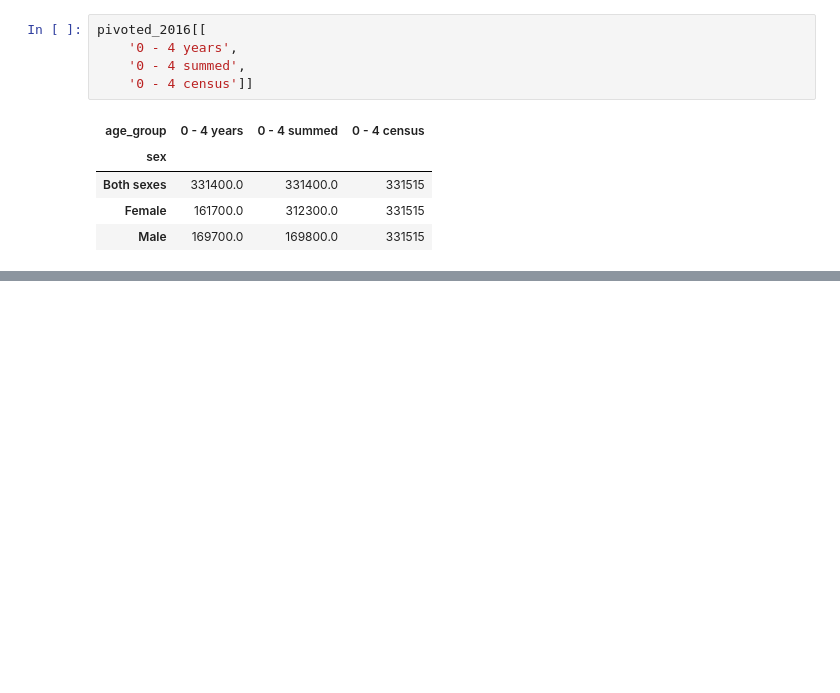
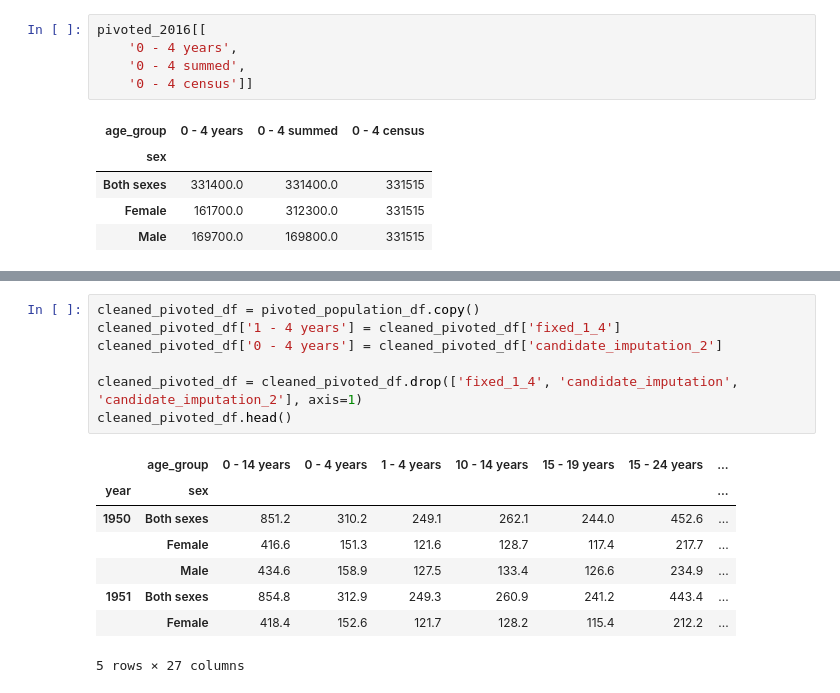
Before and after one commit to step-hen-burke/ca1, a Jupyter notebook: 00_initial_exploration.ipynb, the cells around one changed output, grey strips where cells are left out. Drawn from its saved outputs; the diff is of its cells as text; blank space fills up the shorter version.

```diff
--- a/00_initial_exploration.ipynb
+++ b/00_initial_exploration.ipynb
@@ -217,0 +262,16 @@ We can see that the Both Sexes figures for both the 0-4 years and our 0-4 summed
+# %%
+cleaned_pivoted_df = pivoted_population_df.copy()
+cleaned_pivoted_df['1 - 4 years'] = cleaned_pivoted_df['fixed_1_4']
+cleaned_pivoted_df['0 - 4 years'] = cleaned_pivoted_df['candidate_imputation_2']
+
+cleaned_pivoted_df = cleaned_pivoted_df.drop(['fixed_1_4', 'candidate_imputation', 'candidate_imputation_2'], axis=1)
+cleaned_pivoted_df.head()
+# %% [output]
+|  | age_group | 0 - 14 years | 0 - 4 years | 1 - 4 years | 10 - 14 years | 15 - 19 years | 15 - 24 years | ... |
+| year | sex |  |  |  |  |  |  | ... |
+| 1950 | Both sexes | 851.2 | 310.2 | 249.1 | 262.1 | 244.0 | 452.6 | ... |
+|  | Female | 416.6 | 151.3 | 121.6 | 128.7 | 117.4 | 217.7 | ... |
+|  | Male | 434.6 | 158.9 | 127.5 | 133.4 | 126.6 | 234.9 | ... |
+| 1951 | Both sexes | 854.8 | 312.9 | 249.3 | 260.9 | 241.2 | 443.4 | ... |
+|  | Female | 418.4 | 152.6 | 121.7 | 128.2 | 115.4 | 212.2 | ... |
+5 rows × 27 columns
```
Also changed, not shown: parts of 11 cells of this notebook.
